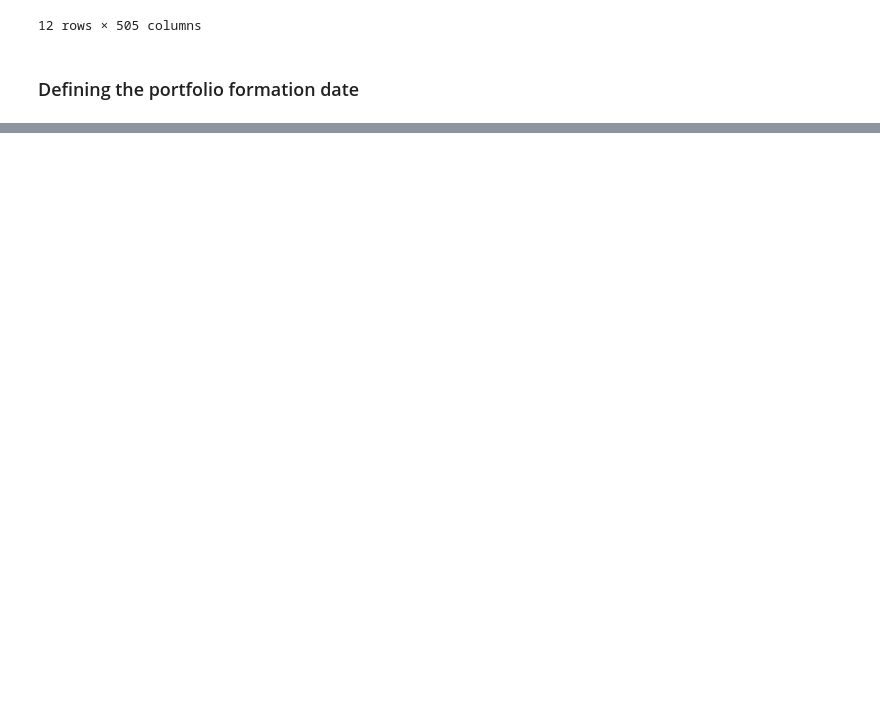
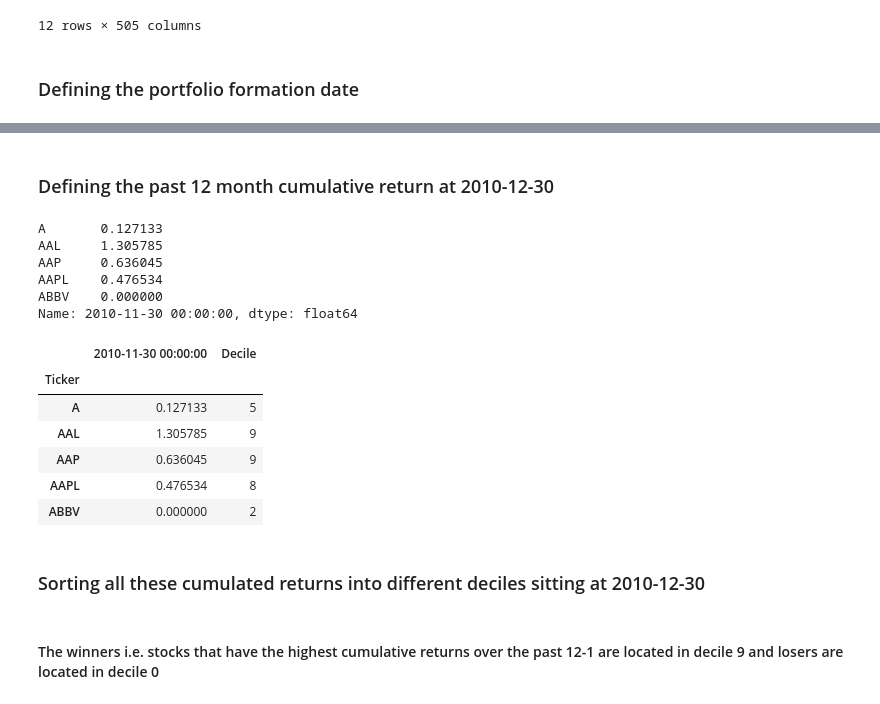
Before and after one commit to biv-neupane7/Investment-strategies, a Jupyter notebook: S&P 500 Momentum.ipynb, the cells around one changed output, grey strips where cells are left out. Drawn from its saved outputs; the diff is of its cells as text; code cells hidden in the pictures; blank space fills up the shorter version.

```diff
--- a/S&P 500 Momentum.ipynb
+++ b/S&P 500 Momentum.ipynb
@@ -121,0 +101,10 @@ past_11.head(12)
+# %%
+formation_date=dt.datetime(2010,12,31)
+formation_date
+
+# This means on this date, we are buying the winners and shorting the losers on the basis of the results that we would
+# get from end_measurement variable. IOW, the decile portfolios are formed on 12-31 on the basis of the cumulative returns
+# until 11-31 and this process applies to every following month after that until the final date in the sample.
+
+
+#By definition, the formation_date variable results in a datetime format
@@ -121,0 +113,7 @@ past_11.head(12)
+# %%
+end_measurement= formation_date-MonthEnd(1)
+end_measurement
+
+# This answers the question "When do we want to end the recording of cumulative returns". In our case, we are recording the
+# returns of past 12 months skipping the most recent month. Thats why if the formation date is 2010 Dec 31, the measurement
+# should end at Nov 31.
@@ -121,0 +122,32 @@ past_11.head(12)
+# %% [markdown]
+### Defining the past 12 month cumulative return at 2010-12-30
+# %%
+ret_12=past_11.loc[end_measurement]
+ret_12.head()
+
+# This results in the cumulative returns obtained by each stock over the past 12 months skipping the most recent month.
+
+# So, imagine right now, we are sitting at 2010-12-31 and we wanna calculate the past 12 months skipping the most recent month.
+# This basically means we want cumulative returns from t1 to the end of t11.
+# %% [output]
+A       0.127133
+AAL     1.305785
+AAP     0.636045
+AAPL    0.476534
+ABBV    0.000000
+Name: 2010-11-30 00:00:00, dtype: float64
+# %%
+# Convert this series to a df
+
+ret_12=pd.DataFrame(ret_12)
+ret_12.head()
+# %% [output]
+|  | 2010-11-30 00:00:00 | Decile |
+| Ticker |  |  |
+| A | 0.127133 | 5 |
+| AAL | 1.305785 | 9 |
+| AAP | 0.636045 | 9 |
+| AAPL | 0.476534 | 8 |
+| ABBV | 0.000000 | 2 |
+# %% [markdown]
+### Sorting all these cumulated returns into different deciles sitting at 2010-12-30
@@ -121,0 +161,2 @@ past_11.head(12)
+# %% [markdown]
+#### The winners i.e. stocks that have the highest cumulative returns over the past 12-1 are located in decile 9 and losers are located in decile 0
```
Also changed, not shown: parts of 26 cells of this notebook.
